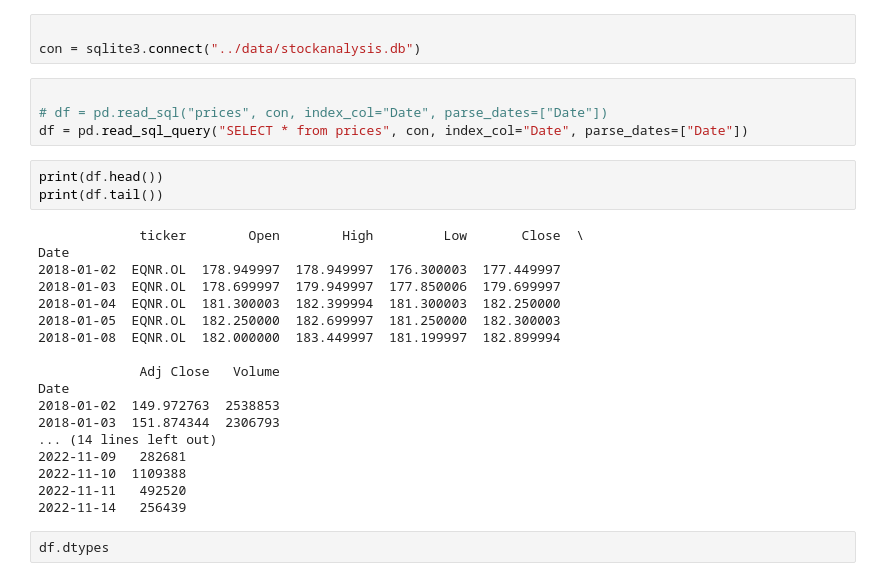
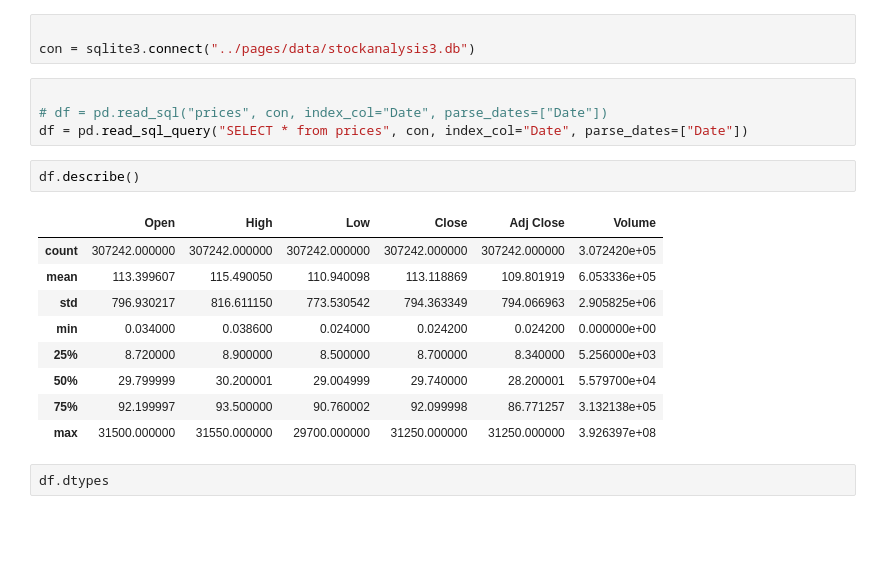
Before and after one commit to ivarurdalen/stockanalysis, a Jupyter notebook: notebooks/read_data.ipynb, the cells around one changed output. Drawn from its saved outputs; the diff is of its cells as text; blank space fills up the shorter version.

```diff
--- a/notebooks/read_data.ipynb
+++ b/notebooks/read_data.ipynb
@@ -3,32 +3,23 @@ import sqlite3
 import pandas as pd
 # %%
 
-con = sqlite3.connect("../data/stockanalysis.db")
+con = sqlite3.connect("../pages/data/stockanalysis3.db")
 # %%
 
 # df = pd.read_sql("prices", con, index_col="Date", parse_dates=["Date"])
 df = pd.read_sql_query("SELECT * from prices", con, index_col="Date", parse_dates=["Date"])
-# %%
-print(df.head())
-print(df.tail())
-# %% [output]
-             ticker        Open        High         Low       Close  \
-Date
-2018-01-02  EQNR.OL  178.949997  178.949997  176.300003  177.449997
-2018-01-03  EQNR.OL  178.699997  179.949997  177.850006  179.699997
-2018-01-04  EQNR.OL  181.300003  182.399994  181.300003  182.250000
-2018-01-05  EQNR.OL  182.250000  182.699997  181.250000  182.300003
-2018-01-08  EQNR.OL  182.000000  183.449997  181.199997  182.899994
-
-             Adj Close   Volume
-Date
-2018-01-02  149.972763  2538853
-2018-01-03  151.874344  2306793
-... (14 lines left out)
-2022-11-09   282681
-2022-11-10  1109388
-2022-11-11   492520
-2022-11-14   256439
+# %%
+df.describe()
+# %% [output]
+|  | Open | High | Low | Close | Adj Close | Volume |
+| count | 307242.000000 | 307242.000000 | 307242.000000 | 307242.000000 | 307242.000000 | 3.072420e+05 |
+| mean | 113.399607 | 115.490050 | 110.940098 | 113.118869 | 109.801919 | 6.053336e+05 |
+| std | 796.930217 | 816.611150 | 773.530542 | 794.363349 | 794.066963 | 2.905825e+06 |
+| min | 0.034000 | 0.038600 | 0.024000 | 0.024200 | 0.024200 | 0.000000e+00 |
+| 25% | 8.720000 | 8.900000 | 8.500000 | 8.700000 | 8.340000 | 5.256000e+03 |
+| 50% | 29.799999 | 30.200001 | 29.004999 | 29.740000 | 28.200001 | 5.579700e+04 |
+| 75% | 92.199997 | 93.500000 | 90.760002 | 92.099998 | 86.771257 | 3.132138e+05 |
+| max | 31500.000000 | 31550.000000 | 29700.000000 | 31250.000000 | 31250.000000 | 3.926397e+08 |
 # %%
 df.dtypes
 # %% [output]
```
Also changed, not shown: parts of 1 cell of this notebook, 18 other files.
